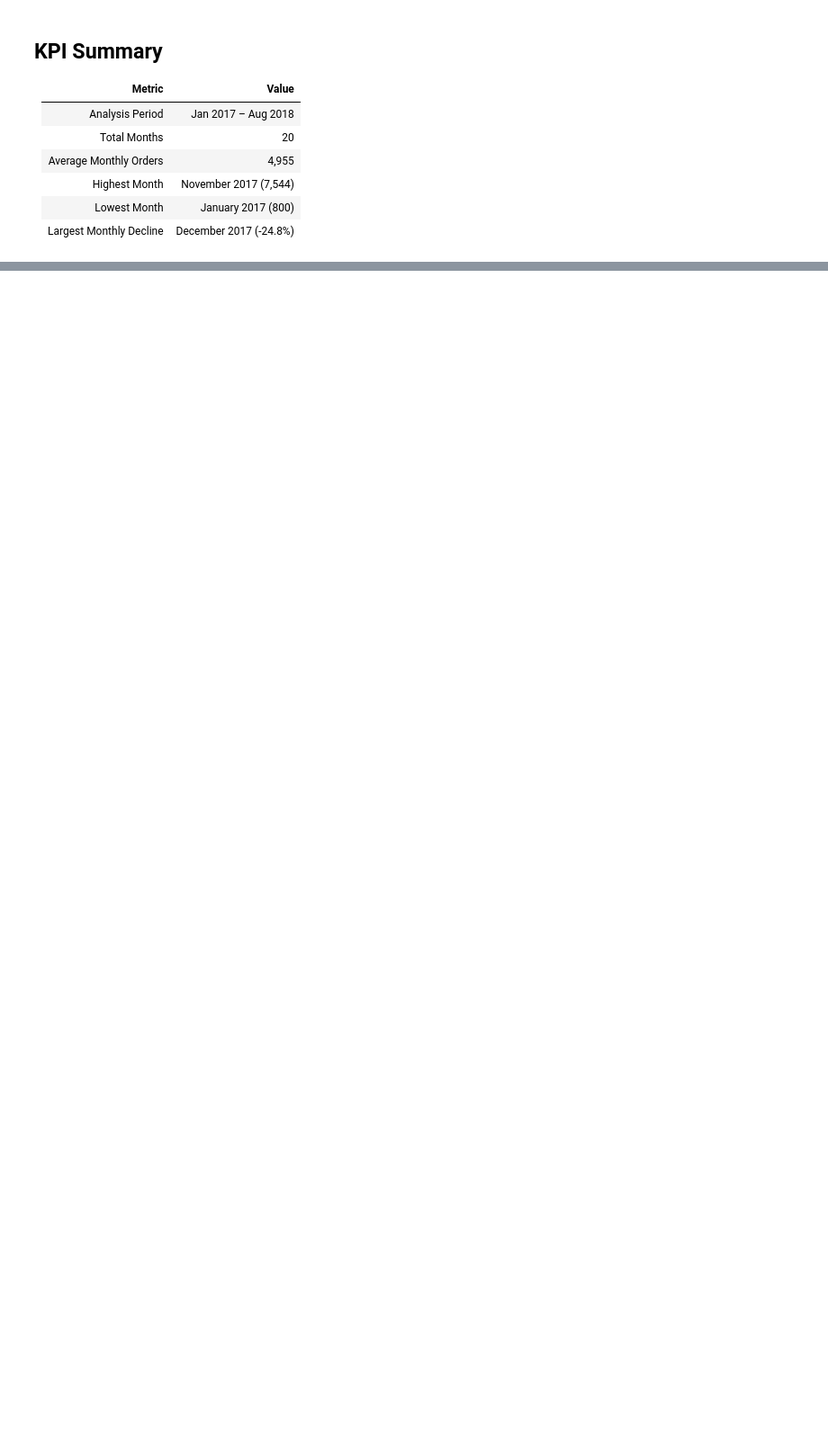
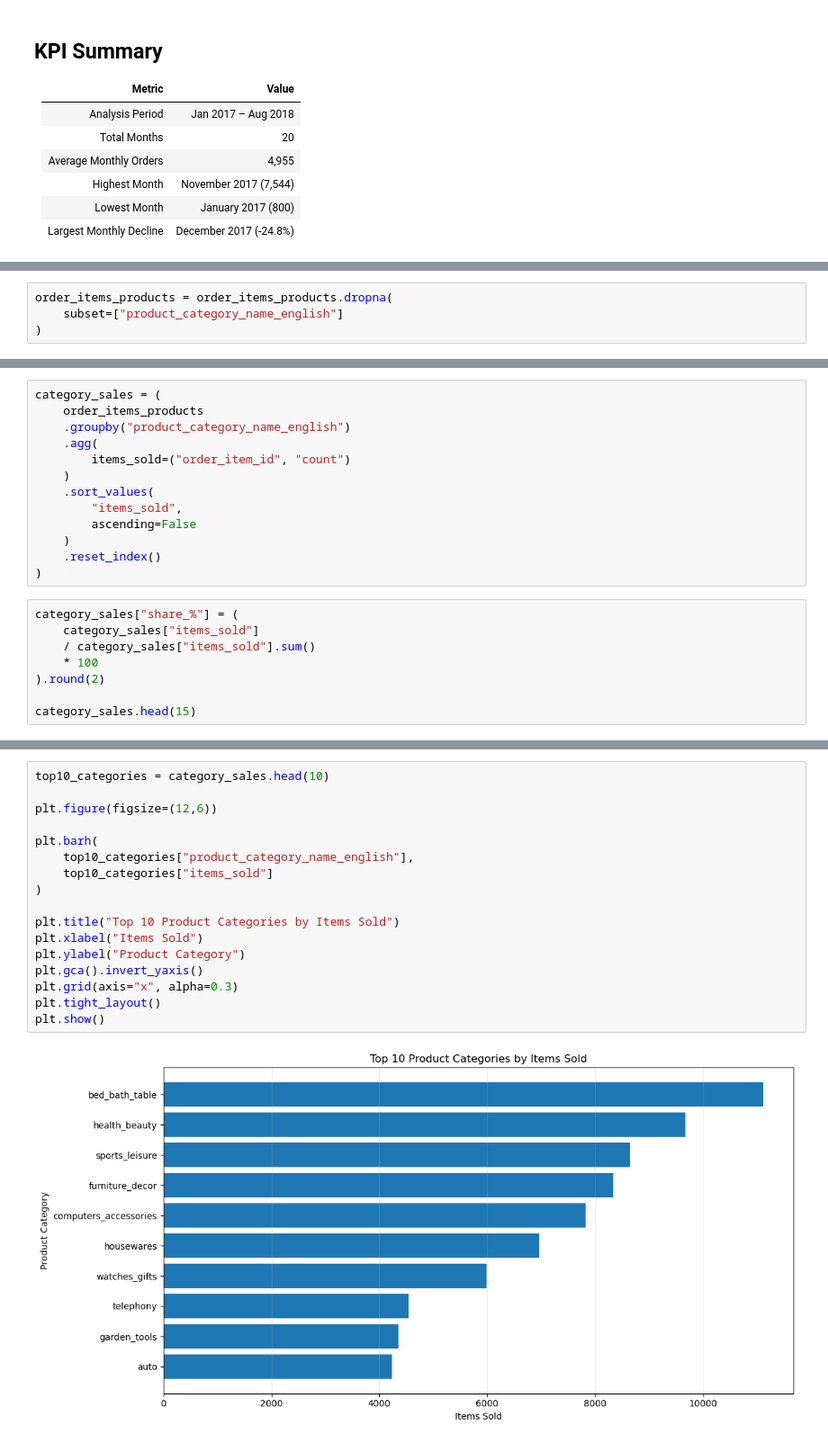
Before and after one commit to Nymzyr/TechMarket-Analytics, a Jupyter notebook: 01_Business_Overview_(EDA)/04_Exploratory_Data_Analysis.ipynb, the cells around one changed output, grey strips where cells are left out. Shown at 90% size. Drawn from its saved outputs; the diff is of its cells as text; blank space fills up the shorter version.

```diff
--- a/01_Business_Overview_(EDA)/04_Exploratory_Data_Analysis.ipynb
+++ b/01_Business_Overview_(EDA)/04_Exploratory_Data_Analysis.ipynb
@@ -424,0 +680,4 @@ The transition from rapid growth to stabilization indicates that future business
+# %%
+order_items_products = order_items_products.dropna(
+    subset=["product_category_name_english"]
+)
@@ -424,0 +698,21 @@ The transition from rapid growth to stabilization indicates that future business
+# %%
+category_sales = (
+    order_items_products
+    .groupby("product_category_name_english")
+    .agg(
+        items_sold=("order_item_id", "count")
+    )
+    .sort_values(
+        "items_sold",
+        ascending=False
+    )
+    .reset_index()
+)
+# %%
+category_sales["share_%"] = (
+    category_sales["items_sold"]
+    / category_sales["items_sold"].sum()
+    * 100
+).round(2)
+
+category_sales.head(15)
@@ -424,0 +736,19 @@ The transition from rapid growth to stabilization indicates that future business
+# %%
+top10_categories = category_sales.head(10)
+
+plt.figure(figsize=(12,6))
+
+plt.barh(
+    top10_categories["product_category_name_english"],
+    top10_categories["items_sold"]
+)
+
+plt.title("Top 10 Product Categories by Items Sold")
+plt.xlabel("Items Sold")
+plt.ylabel("Product Category")
+plt.gca().invert_yaxis()
+plt.grid(axis="x", alpha=0.3)
+plt.tight_layout()
+plt.show()
+# %% [output]
+[figure, added]
```
Also changed, not shown: parts of 82 cells of this notebook.
